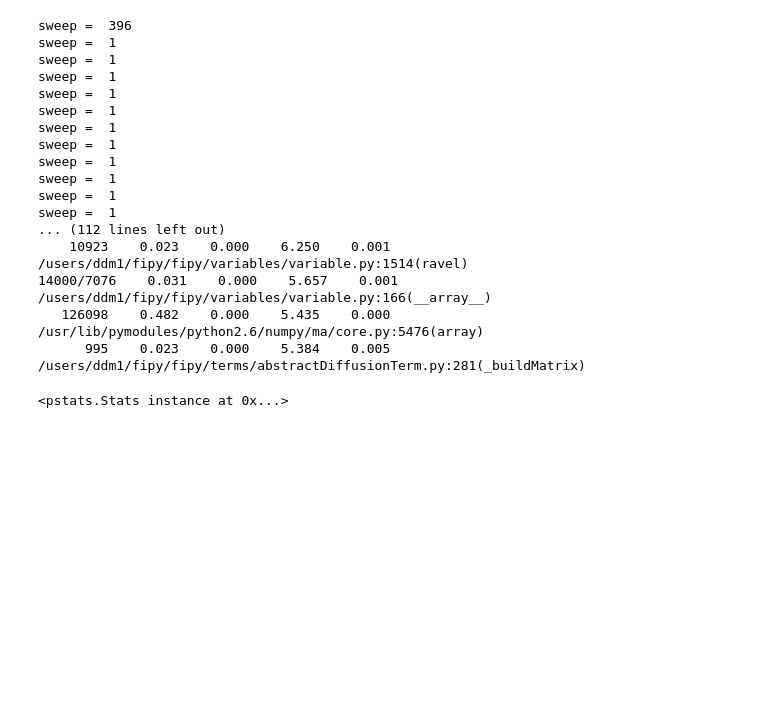
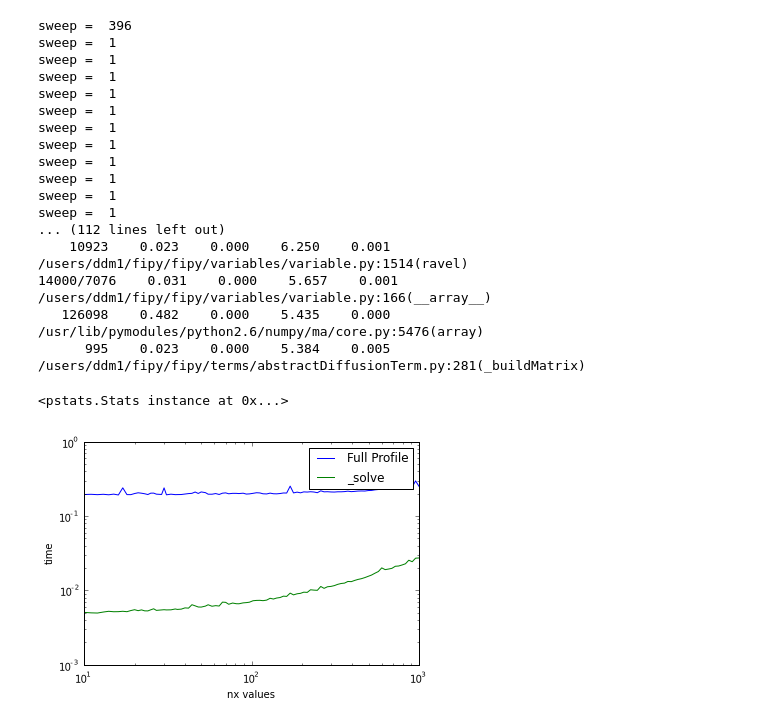
Before and after one commit to dmurali1/SURF2013, a Jupyter notebook: Preliminary_Profiling.ipynb, the cells around one changed output. Cells and saved outputs as stored; diff of their text form; code cells hidden in the pictures; blank space fills up the shorter version.

```diff
--- a/Preliminary_Profiling.ipynb
+++ b/Preliminary_Profiling.ipynb
@@ -142,3 +143,8 @@ sweep =  1
    126098    0.482    0.000    5.435    0.000 /usr/lib/pymodules/python2.6/numpy/ma/core.py:5476(array)
       995    0.023    0.000    5.384    0.005 /users/ddm1/fipy/fipy/terms/abstractDiffusionTerm.py:281(_buildMatrix)
 <pstats.Stats instance at 0x...>
+# %%
+import polyxtal
+plotStats(polyxtal, "_solve")
+# %% [output]
+[figure, added]
```
Also changed, not shown: parts of 7 cells of this notebook, 2 other files.
